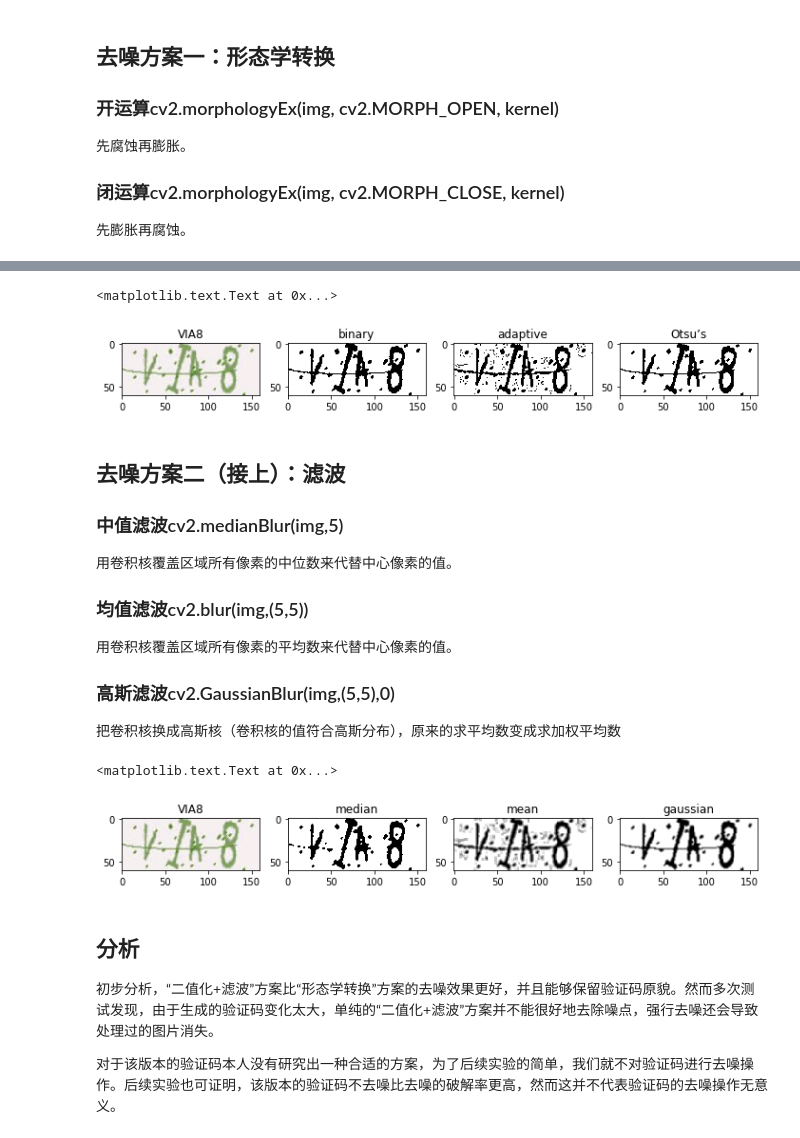
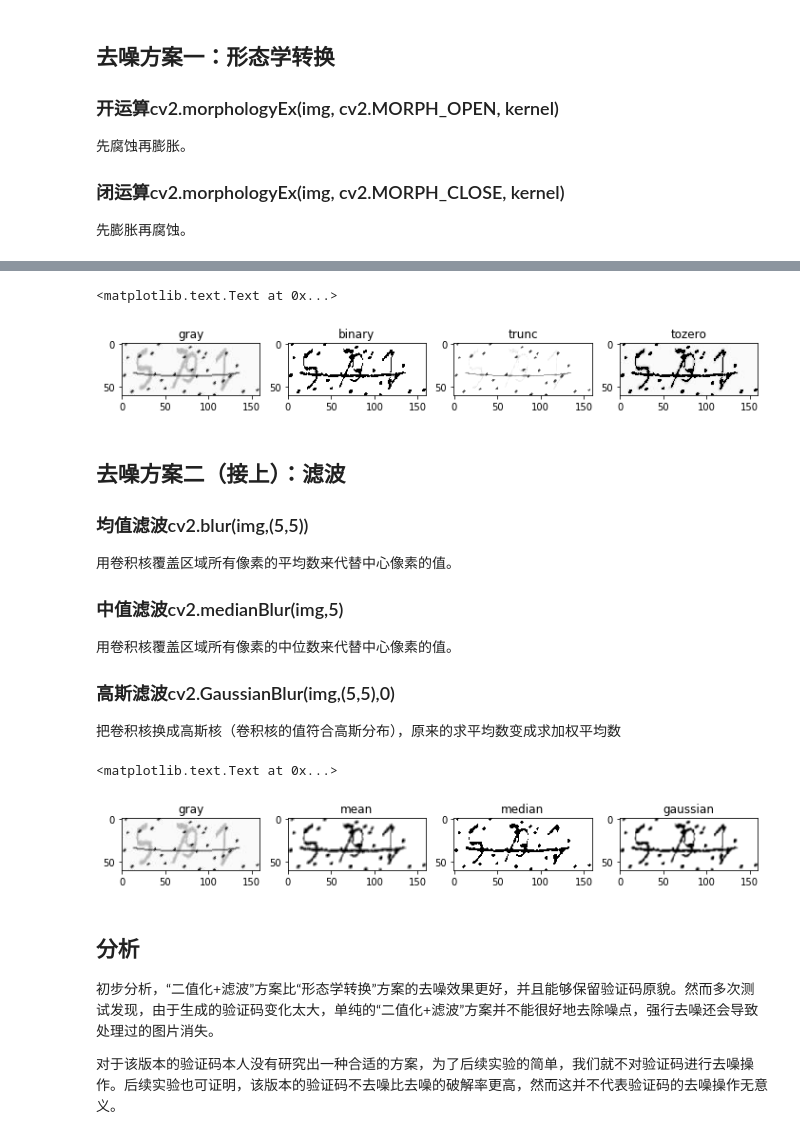
Before and after one commit to zhangbincheng1997/captcha-adversarial-attack, a Jupyter notebook: main.ipynb, the cells around one changed output, grey strips where cells are left out. Cells and saved outputs as stored; diff of their text form; code cells hidden in the pictures.

```diff
--- a/main.ipynb
+++ b/main.ipynb
@@ -146,64 +144,62 @@ plt.title('closing')
 # %%
-# 灰度化
-gray = cv2.cvtColor(image, cv2.COLOR_BGR2GRAY)
-# 二值化
-_, blur1 = cv2.threshold(gray, 200, 255, cv2.THRESH_BINARY)
-# 自适应二值化
-blur2    = cv2.adaptiveThreshold(gray, 255, cv2.ADAPTIVE_THRESH_GAUSSIAN_C, cv2.THRESH_BINARY, 11, 2)
-# Otsu’s 二值化
-_, blur3 = cv2.threshold(gray, 0, 255, cv2.THRESH_BINARY+cv2.THRESH_OTSU)
+# 二值化阈值
+_, thresh1 = cv2.threshold(gray, 200, 255, cv2.THRESH_BINARY)
+# 截断二值化阈值
+_, thresh2 = cv2.threshold(gray, 200, 255, cv2.THRESH_TRUNC)
+# 超过阈值被置为0
+_, thresh3 = cv2.threshold(gray, 200, 255, cv2.THRESH_TOZERO)
 
-plt.figure(figsize = (12, 4))
+plt.figure(figsize=(12, 4))
 plt.subplot(1, 4, 1)
-plt.imshow(image, cmap='gray')
-plt.title(label)
+plt.imshow(gray, cmap='gray')
+plt.title('gray')
 plt.subplot(1, 4, 2)
-plt.imshow(blur1, cmap='gray')
+plt.imshow(thresh1, cmap='gray')
 plt.title('binary')
 plt.subplot(1, 4, 3)
-plt.imshow(blur2, cmap='gray')
-plt.title('adaptive')
+plt.imshow(thresh2, cmap='gray')
+plt.title('trunc')
 plt.subplot(1, 4, 4)
-plt.imshow(blur3, cmap='gray')
-plt.title('Otsu’s')
+plt.imshow(thresh3, cmap='gray')
+plt.title('tozero')
 # %% [output]
 <matplotlib.text.Text at 0x...>
-[figure, old version]
+[figure, new version]
 # %% [markdown]
 ## 去噪方案二（接上）：滤波
+
+### 均值滤波cv2.blur(img,(5,5))
+用卷积核覆盖区域所有像素的平均数来代替中心像素的值。
 
 ### 中值滤波cv2.medianBlur(img,5)
 用卷积核覆盖区域所有像素的中位数来代替中心像素的值。
 
-### 均值滤波cv2.blur(img,(5,5))
-用卷积核覆盖区域所有像素的平均数来代替中心像素的值。
-
 ### 高斯滤波cv2.GaussianBlur(img,(5,5),0)
 把卷积核换成高斯核（卷积核的值符合高斯分布），原来的求平均数变成求加权平均数
 # %%
+# 均值滤波
+blur1 = cv2.blur(thresh1, (3, 3))
 # 中值滤波
-b1 = cv2.medianBlur(blur1, 3)
-# 均值滤波
-b2 = cv2.blur(blur2, (3, 3))
+blur2 = cv2.medianBlur(thresh1, 3)
 # 高斯滤波
-b3 = cv2.GaussianBlur(blur3, (3, 3), 0)
+blur3 = cv2.GaussianBlur(thresh1, (3, 3), 0)
 
-plt.figure(figsize = (12, 4))
+plt.figure(figsize=(12, 4))
 plt.subplot(1, 4, 1)
-plt.imshow(image, cmap='gray')
-plt.title(label)
+plt.imshow(gray, cmap='gray')
+plt.title('gray')
 plt.subplot(1, 4, 2)
-plt.imshow(b1, cmap='gray')
+plt.imshow(blur1, cmap='gray')
+plt.title('mean')
+plt.subplot(1, 4, 3)
+plt.imshow(blur2, cmap='gray')
 plt.title('median')
-plt.subplot(1, 4, 3)
-plt.imshow(b2, cmap='gray')
-plt.title('mean')
 plt.subplot(1, 4, 4)
-plt.imshow(b3, cmap='gray')
+plt.imshow(blur3, cmap='gray')
 plt.title('gaussian')
 # %% [output]
 <matplotlib.text.Text at 0x...>
-[figure, old version]
+[figure, new version]
 # %% [markdown]
 ## 分析
 初步分析，“二值化+滤波”方案比“形态学转换”方案的去噪效果更好，并且能够保留验证码原貌。然而多次测试发现，由于生成的验证码变化太大，单纯的“二值化+滤波”方案并不能很好地去除噪点，强行去噪还会导致处理过的图片消失。
```
Also changed, not shown: parts of 21 cells of this notebook, 4 other files.
